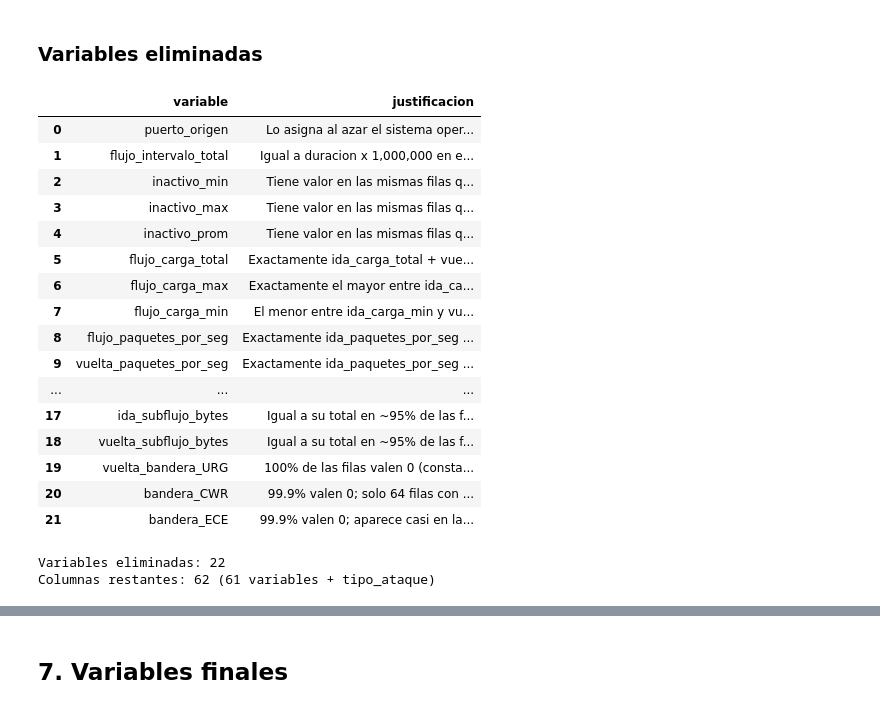
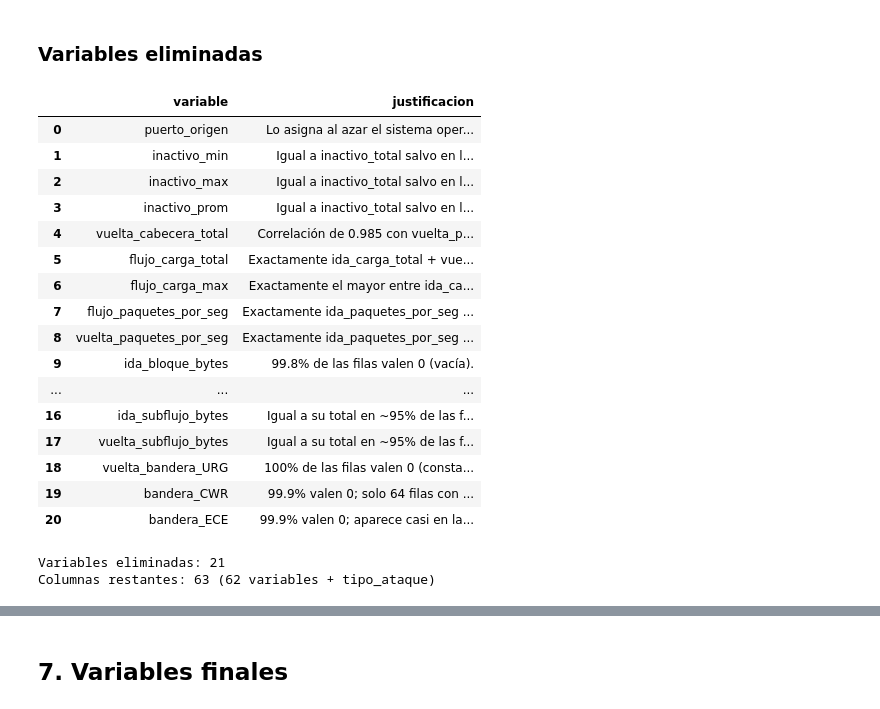
Before and after one commit to franciscosdafas133/ML_Aplicado_IoT, a Jupyter notebook: preparacion_datos.ipynb, the cells around one changed output, grey strips where cells are left out. Saved outputs shown, nothing was run; the diff lists cells and outputs as text; code cells hidden in the pictures.

```diff
--- a/preparacion_datos.ipynb
+++ b/preparacion_datos.ipynb
@@ -381,57 +410,56 @@ eliminar = {
     # Grupo 1 - Conexión
     "puerto_origen": "Lo asigna al azar el sistema operativo en cada conexión; no ayuda a distinguir ataques.",
     # Grupo 2 - Tiempo
-    "flujo_intervalo_total": "Igual a duracion x 1,000,000 en el 95.6% de las filas (copia).",
-    "inactivo_min": "Tiene valor en las mismas filas que inactivo_total; casi siempre hay una sola pausa (copia).",
-    "inactivo_max": "Tiene valor en las mismas filas que inactivo_total; casi siempre hay una sola pausa (copia).",
-    "inactivo_prom": "Tiene valor en las mismas filas que inactivo_total; casi siempre hay una sola pausa (copia).",
+    "inactivo_min": "Igual a inactivo_total salvo en las filas con más de una pausa, que ya marca inactivo_desv (copia).",
+    "inactivo_max": "Igual a inactivo_total salvo en las filas con más de una pausa, que ya marca inactivo_desv (copia).",
+    "inactivo_prom": "Igual a inactivo_total salvo en las filas con más de una pausa, que ya marca inactivo_desv (copia).",
     # Grupo 3 - Cantidad y tamaño
+    "vuelta_cabecera_total": "Correlación de 0.985 con vuelta_paquetes; las cabeceras pesan casi lo mismo (copia).",
     "flujo_carga_total": "Exactamente ida_carga_total + vuelta_carga_total (copia).",
     "flujo_carga_max": "Exactamente el mayor entre ida_carga_max y vuelta_carga_max (copia).",
-    "flujo_carga_min": "El menor entre ida_carga_min y vuelta_carga_min (repite información).",
     # Grupo 4 - Velocidad
     "flujo_paquetes_por_seg": "Exactamente ida_paquetes_por_seg + vuelta_paquetes_por_seg (copia).",
     "vuelta_paquetes_por_seg": "Exactamente ida_paquetes_por_seg x razon_vuelta_ida (copia).",
     # Grupo 5 - Ráfagas
     "ida_bloque_bytes": "99.8% de las filas valen 0 (vacía).",
     "ida_bloque_paquetes": "99.8% de las filas valen 0 (vacía).",
     "ida_bloque_tasa": "99.8% de las filas valen 0 (vacía).",
     "vuelta_bloque_bytes": "99.1% de las filas valen 0; en ninguna clase supera el 7.8% de filas con valor (vacía).",
     "vuelta_bloque_paquetes": "99.1% de las filas valen 0; en ninguna clase supera el 7.8% de filas con valor (vacía).",
     "vuelta_bloque_tasa": "99.1% de las filas valen 0; en ninguna clase supera el 7.8% de filas con valor (vacía).",
     "vuelta_subflujo_paquetes": "Igual a su total en ~95% de las filas; las distintas son las de ida_subflujo_paquetes.",
     "ida_subflujo_bytes": "Igual a su total en ~95% de las filas; las distintas son las de ida_subflujo_paquetes.",
     "vuelta_subflujo_bytes": "Igual a su total en ~95% de las filas; las distintas son las de ida_subflujo_paquetes.",
     # Grupo 6 - Control TCP
     "vuelta_bandera_URG": "100% de las filas valen 0 (constante).",
     "bandera_CWR": "99.9% valen 0; solo 64 filas con valor, todas de tráfico normal (Thing_Speak y Wipro_bulb).",
     "bandera_ECE": "99.9% valen 0; aparece casi en las mismas filas que bandera_CWR (vacía y repetida).",
 }
 pd.set_option("display.max_colwidth", None)
 
 pd.DataFrame(eliminar.items(), columns=["variable", "justificacion"])
 # %% [output]
 |  | variable | justificacion |
 | 0 | puerto_origen | Lo asigna al azar el sistema oper... |
-| 1 | flujo_intervalo_total | Igual a duracion x 1,000,000 en e... |
-| 2 | inactivo_min | Tiene valor en las mismas filas q... |
-| 3 | inactivo_max | Tiene valor en las mismas filas q... |
-| 4 | inactivo_prom | Tiene valor en las mismas filas q... |
+| 1 | inactivo_min | Igual a inactivo_total salvo en l... |
+| 2 | inactivo_max | Igual a inactivo_total salvo en l... |
+| 3 | inactivo_prom | Igual a inactivo_total salvo en l... |
+| 4 | vuelta_cabecera_total | Correlación de 0.985 con vuelta_p... |
 | 5 | flujo_carga_total | Exactamente ida_carga_total + vue... |
 | 6 | flujo_carga_max | Exactamente el mayor entre ida_ca... |
-| 7 | flujo_carga_min | El menor entre ida_carga_min y vu... |
-| 8 | flujo_paquetes_por_seg | Exactamente ida_paquetes_por_seg ... |
-| 9 | vuelta_paquetes_por_seg | Exactamente ida_paquetes_por_seg ... |
+| 7 | flujo_paquetes_por_seg | Exactamente ida_paquetes_por_seg ... |
+| 8 | vuelta_paquetes_por_seg | Exactamente ida_paquetes_por_seg ... |
+| 9 | ida_bloque_bytes | 99.8% de las filas valen 0 (vacía). |
 | ... | ... | ... |
-| 17 | ida_subflujo_bytes | Igual a su total en ~95% de las f... |
-| 18 | vuelta_subflujo_bytes | Igual a su total en ~95% de las f... |
-| 19 | vuelta_bandera_URG | 100% de las filas valen 0 (consta... |
-| 20 | bandera_CWR | 99.9% valen 0; solo 64 filas con ... |
-| 21 | bandera_ECE | 99.9% valen 0; aparece casi en la... |
+| 16 | ida_subflujo_bytes | Igual a su total en ~95% de las f... |
+| 17 | vuelta_subflujo_bytes | Igual a su total en ~95% de las f... |
+| 18 | vuelta_bandera_URG | 100% de las filas valen 0 (consta... |
+| 19 | bandera_CWR | 99.9% valen 0; solo 64 filas con ... |
+| 20 | bandera_ECE | 99.9% valen 0; aparece casi en la... |
 # %%
 data = data.drop(columns=list(eliminar))
 print(f"Variables eliminadas: {len(eliminar)}")
 print(f"Columnas restantes: {data.shape[1]} ({data.shape[1] - 1} variables + tipo_ataque)")
 # %% [output]
-Variables eliminadas: 22
-Columnas restantes: 62 (61 variables + tipo_ataque)
+Variables eliminadas: 21
+Columnas restantes: 63 (62 variables + tipo_ataque)
```
Also changed, not shown: parts of 14 cells of this notebook, 2 other files.
